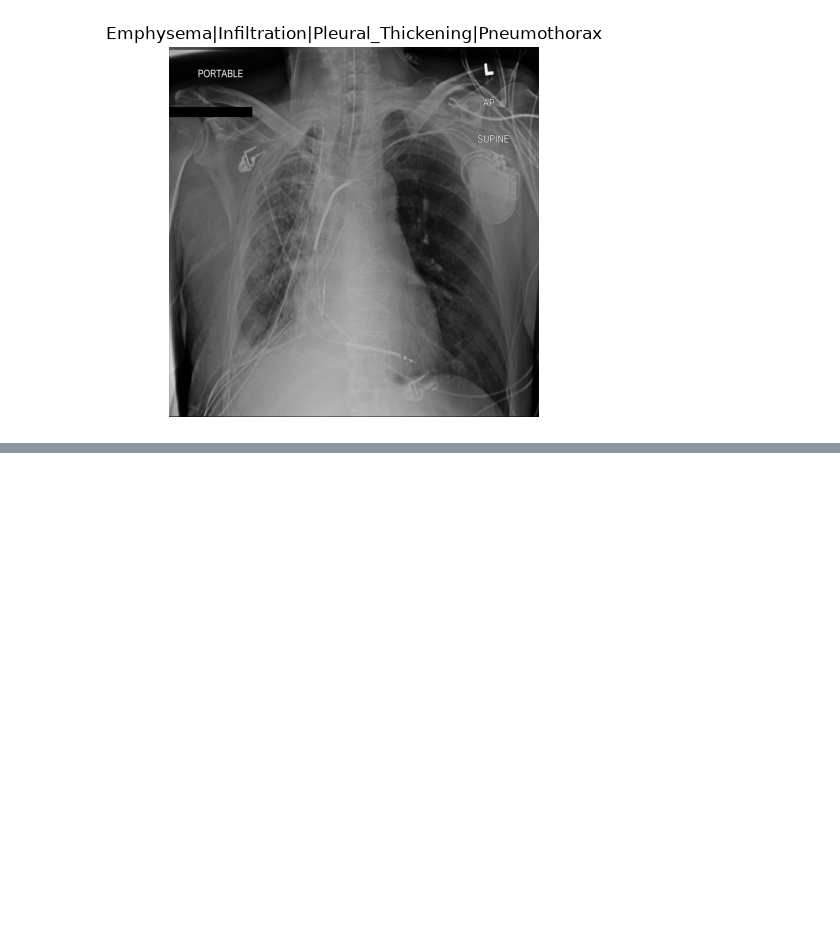
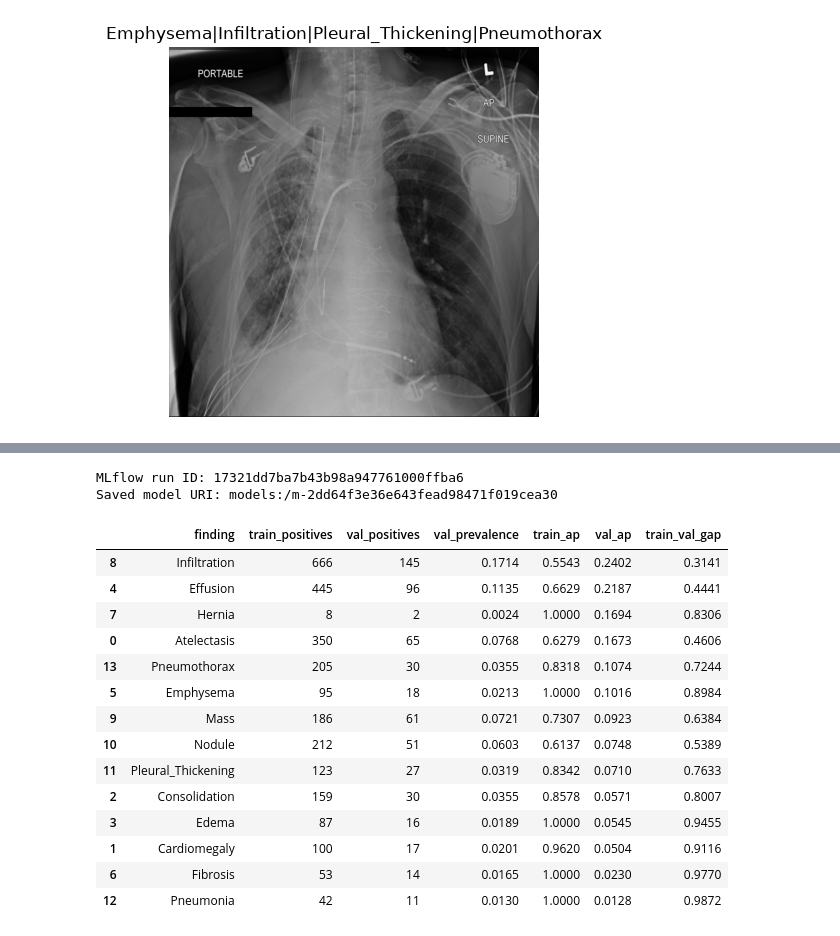
Before and after one commit to pstat-197a-fall2026/vignette-image-classification, a Jupyter notebook: notebooks/arden_scratchwork.ipynb, the cells around one changed output, grey strips where cells are left out. Cells and saved outputs as stored; diff of their text form; code cells hidden in the pictures; blank space fills up the shorter version.

```diff
--- a/notebooks/arden_scratchwork.ipynb
+++ b/notebooks/arden_scratchwork.ipynb
@@ -75,0 +259,63 @@ Name: Image Index, dtype: str
+# %%
+from sklearn.linear_model import LogisticRegression
+from sklearn.metrics import average_precision_score
+from sklearn.multiclass import OneVsRestClassifier
+from sklearn.pipeline import make_pipeline
+from sklearn.preprocessing import StandardScaler
+
+val_idx = splits["validation"]
+X_val = X[val_idx]
+y_val = targets.iloc[val_idx]
+
+baseline = make_pipeline(
+    StandardScaler(),
+    OneVsRestClassifier(
+        LogisticRegression(C=1.0, solver="lbfgs", max_iter=1000)
+    ),
+)
+
+with mlflow.start_run(run_name="resnet18-logreg-baseline") as run:
+    mlflow.log_params({
+        "backbone": "resnet18",
+        "weights": "IMAGENET1K_V1",
+        "split_seed": seed,
+        "C": 1.0,
+        "solver": "lbfgs",
+        "max_iter": 1000,
+        "class_weight": "none",
+        "feature_scaling": "StandardScaler",
+    })
+
+    baseline.fit(X_train, y_train)
+
+    results = pd.DataFrame({
+        "finding": y_train.columns.tolist(),
+        "train_positives": y_train.sum().to_numpy(),
+        "val_positives": y_val.sum().to_numpy(),
+        "val_prevalence": y_val.mean().to_numpy(),
+        "train_ap": average_precision_score(
+            y_train, baseline.predict_proba(X_train), average=None
+        ),
+        "val_ap": average_precision_score(
+            y_val, baseline.predict_proba(X_val), average=None
+        ),
+    })
+    results["train_val_gap"] = results["train_ap"] - results["val_ap"]
+
+    mlflow.log_metrics({
+        "train_macro_ap": float(results["train_ap"].mean()),
+        "val_macro_ap": float(results["val_ap"].mean()),
+    })
+    for row in results.itertuples(index=False):
+        label = row.finding.lower()
+        mlflow.log_metric(f"train_ap_{label}", float(row.train_ap))
+        mlflow.log_metric(f"val_ap_{label}", float(row.val_ap))
+
+    mlflow.log_text(results.to_csv(index=False), "per_label_metrics.csv")
+    mlflow.log_dict({"label_order": y_train.columns.tolist()}, "labels.json")
+    model_info = mlflow.sklearn.log_model(baseline, name="classifier")
+
+print("MLflow run ID:", run.info.run_id)
+print("Saved model URI:", model_info.model_uri)
+display(results.sort_values("val_ap", ascending=False).round(4))
+# %% [output]
@@ -75,0 +323,17 @@ Name: Image Index, dtype: str
+MLflow run ID: 17321dd7ba7b43b98a947761000ffba6
+Saved model URI: models:/m-2dd64f3e36e643fead98471f019cea30
+|  | finding | train_positives | val_positives | val_prevalence | train_ap | val_ap | train_val_gap |
+| 8 | Infiltration | 666 | 145 | 0.1714 | 0.5543 | 0.2402 | 0.3141 |
+| 4 | Effusion | 445 | 96 | 0.1135 | 0.6629 | 0.2187 | 0.4441 |
+| 7 | Hernia | 8 | 2 | 0.0024 | 1.0000 | 0.1694 | 0.8306 |
+| 0 | Atelectasis | 350 | 65 | 0.0768 | 0.6279 | 0.1673 | 0.4606 |
+| 13 | Pneumothorax | 205 | 30 | 0.0355 | 0.8318 | 0.1074 | 0.7244 |
+| 5 | Emphysema | 95 | 18 | 0.0213 | 1.0000 | 0.1016 | 0.8984 |
+| 9 | Mass | 186 | 61 | 0.0721 | 0.7307 | 0.0923 | 0.6384 |
+| 10 | Nodule | 212 | 51 | 0.0603 | 0.6137 | 0.0748 | 0.5389 |
+| 11 | Pleural_Thickening | 123 | 27 | 0.0319 | 0.8342 | 0.0710 | 0.7633 |
+| 2 | Consolidation | 159 | 30 | 0.0355 | 0.8578 | 0.0571 | 0.8007 |
+| 3 | Edema | 87 | 16 | 0.0189 | 1.0000 | 0.0545 | 0.9455 |
+| 1 | Cardiomegaly | 100 | 17 | 0.0201 | 0.9620 | 0.0504 | 0.9116 |
+| 6 | Fibrosis | 53 | 14 | 0.0165 | 1.0000 | 0.0230 | 0.9770 |
+| 12 | Pneumonia | 42 | 11 | 0.0130 | 1.0000 | 0.0128 | 0.9872 |
```
Also changed, not shown: parts of 21 cells of this notebook.
